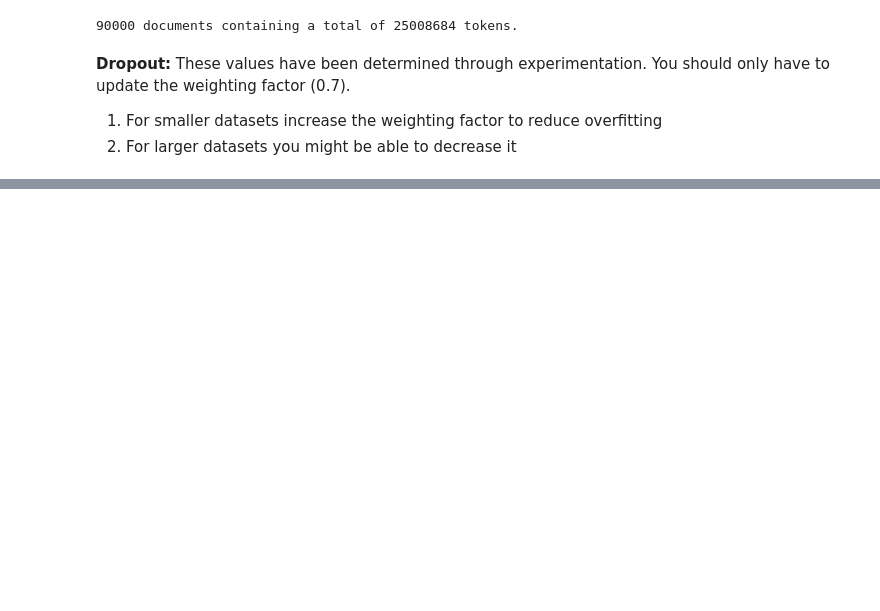
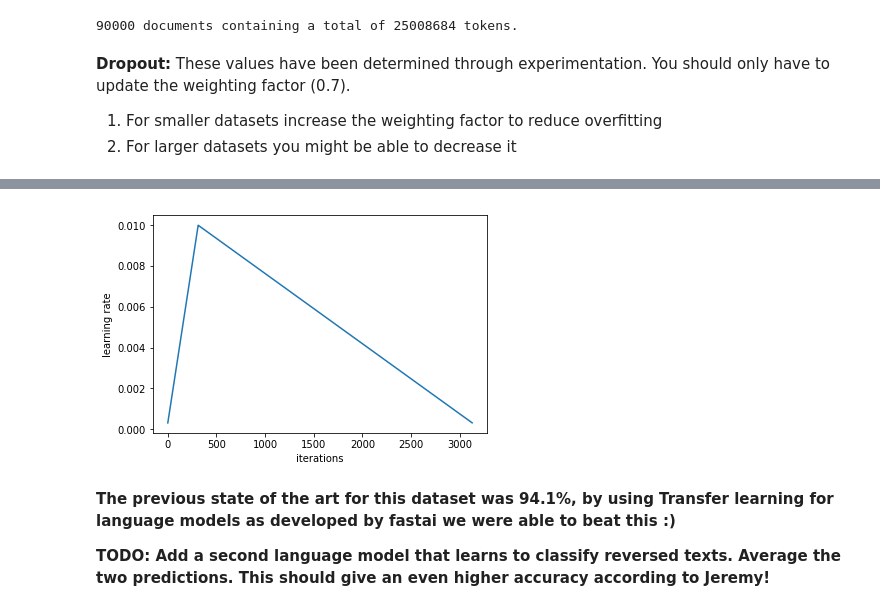
Before and after one commit to aiedward/fastai-1, a Jupyter notebook: Transfer learning for NLP classification.ipynb, the cells around one changed output, grey strips where cells are left out. Drawn from its saved outputs; the diff is of its cells as text; code cells hidden in the pictures; blank space fills up the shorter version.

```diff
--- a/Transfer learning for NLP classification.ipynb
+++ b/Transfer learning for NLP classification.ipynb
@@ -334,0 +552,8 @@ NotImplementedError:
+# %%
+learner.sched.plot_lr()
+# %% [output]
+[figure, added]
+# %% [markdown]
+**The previous state of the art for this dataset was 94.1%, by using Transfer learning for language models as developed by fastai we were able to beat this :)**
+
+**TODO: Add a second language model that learns to classify reversed texts. Average the two predictions. This should give an even higher accuracy according to Jeremy!**
```
Also changed, not shown: parts of 67 cells of this notebook.
